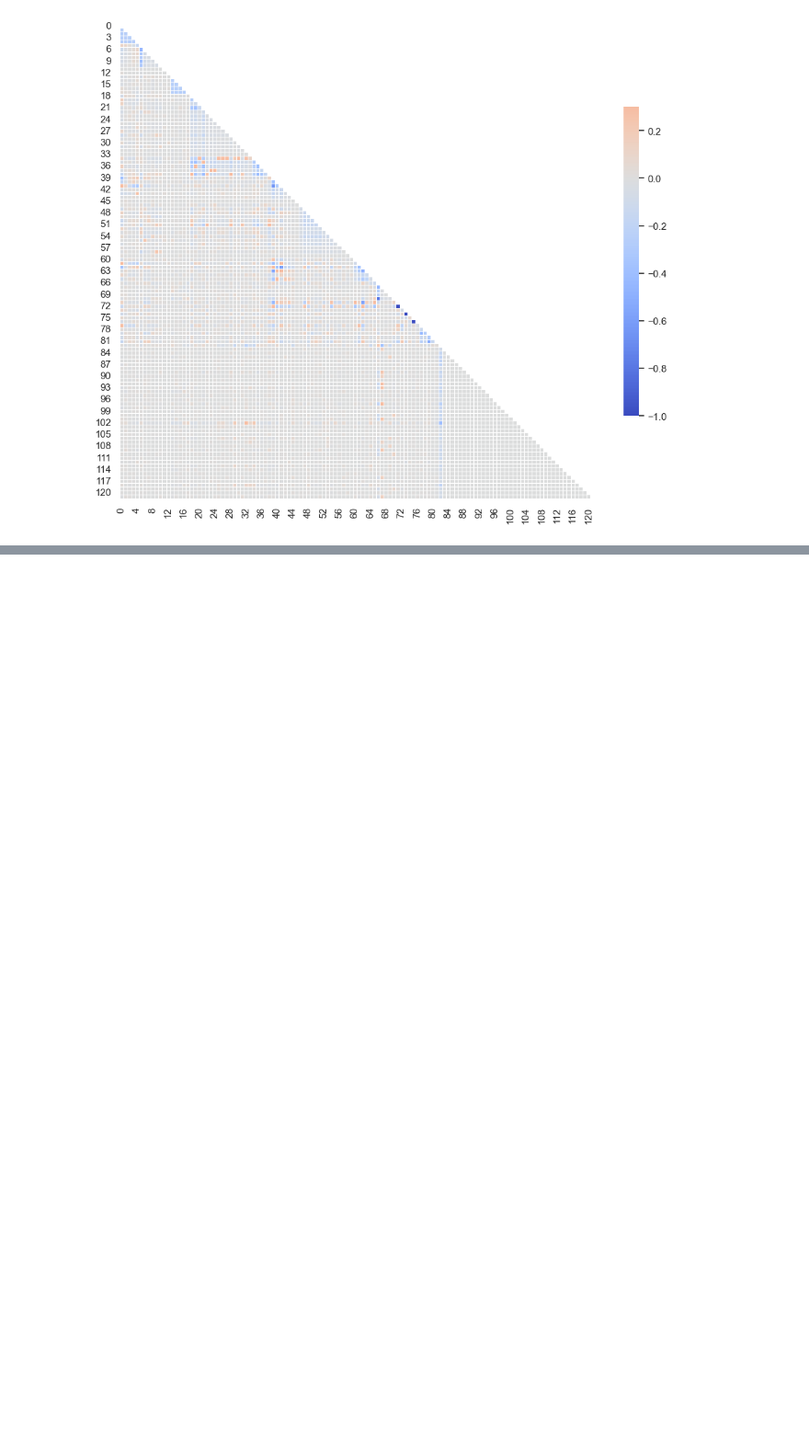
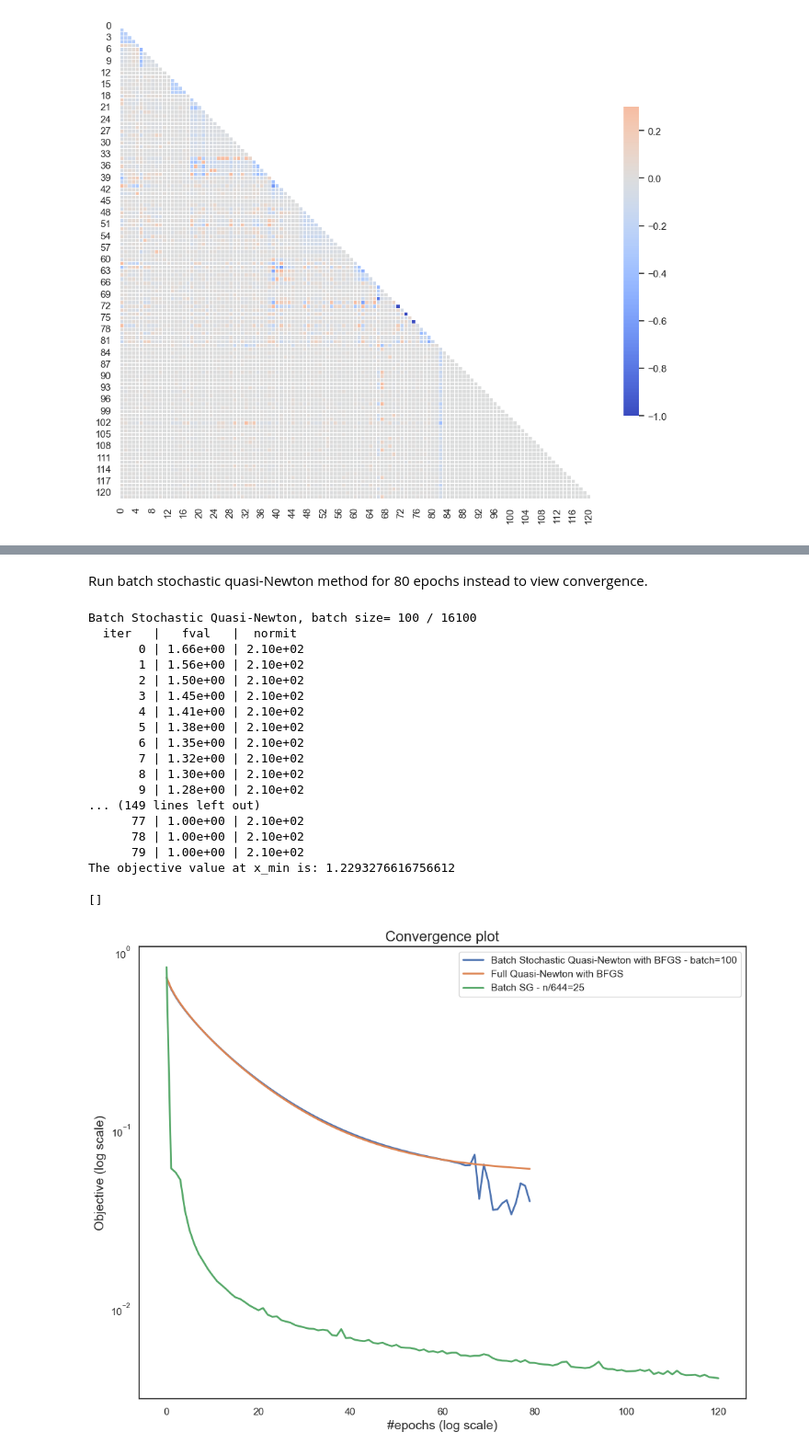
Before and after one commit to jmerigot/stochastic-bfgs-methods, a Jupyter notebook: Optim_Project.ipynb, the cells around one changed output, grey strips where cells are left out. Shown: that part at 92% size. Cells and saved outputs as stored; diff of their text form; code cells hidden in the pictures; blank space fills up the shorter version.

```diff
--- a/Optim_Project.ipynb
+++ b/Optim_Project.ipynb
@@ -820,0 +514,48 @@ Batch Stochastic Quasi-Newton (L-BFGS), batch size= 100 / 16100
+# %% [markdown]
+Run batch stochastic quasi-Newton method for 80 epochs instead to view convergence.
+# %%
+x0 = np.zeros(binclass_a7a.d)
+alpha = 0.1 / binclass_a7a.lipgrad()
+nbset = 25
+
+# find the minimum
+x_min_qn_80, objvals_qn_80, normits_qn_80, gradnorms_qn_80 = stochastic_quasi_newton_bfgs(binclass_a7a, x_min, x0, alpha,
+                                                                                          batch_size=100, max_iter=80)
+x_min_fqn_80, objvals_fqn_80, normits_fqn_80, gradnorms_fqn_80 = stochastic_quasi_newton_bfgs(binclass_a7a, x_min, x0, alpha,
+                                                                                              batch_size=binclass_a7a.n, max_iter=80)
+
+
+# print final objective value
+objective_value = binclass_a7a.fun(x_min_qn)
+print(f"The objective value at x_min is: {objective_value}")
+
+# plot convergence curve to compare with best batch stochastic gradient curve from Question 3
+plt.figure(figsize=(12, 9))
+plt.semilogy(objvals_qn_80-f_min, label="Batch Stochastic Quasi-Newton with BFGS - batch=100", lw=2)
+plt.semilogy(objvals_fqn_80-f_min, label="Full Quasi-Newton with BFGS", lw=2)
+plt.semilogy(obj_a-f_min, label="Batch SG - n/644=25", lw=2)
+plt.title("Convergence plot", fontsize=16)
+plt.xlabel("#epochs (log scale)", fontsize=14)
+plt.ylabel("Objective (log scale)", fontsize=14)
+plt.legend()
+plt.plot()
+# %% [output]
+Batch Stochastic Quasi-Newton, batch size= 100 / 16100
+  iter   |   fval   |  normit
+       0 | 1.66e+00 | 2.10e+02
+       1 | 1.56e+00 | 2.10e+02
+       2 | 1.50e+00 | 2.10e+02
+       3 | 1.45e+00 | 2.10e+02
+       4 | 1.41e+00 | 2.10e+02
+       5 | 1.38e+00 | 2.10e+02
+       6 | 1.35e+00 | 2.10e+02
+       7 | 1.32e+00 | 2.10e+02
+       8 | 1.30e+00 | 2.10e+02
+       9 | 1.28e+00 | 2.10e+02
+... (149 lines left out)
+      77 | 1.00e+00 | 2.10e+02
+      78 | 1.00e+00 | 2.10e+02
+      79 | 1.00e+00 | 2.10e+02
+The objective value at x_min is: 1.2293276616756612
+[]
+[figure, added]
```
Also changed, not shown: parts of 47 cells of this notebook.
